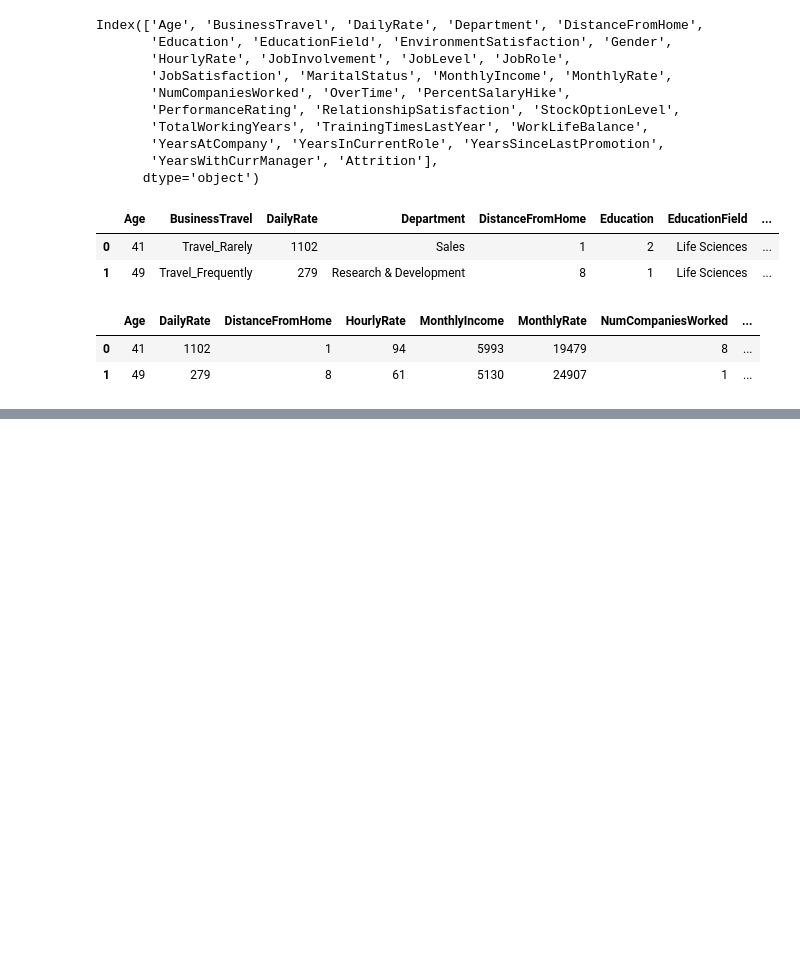
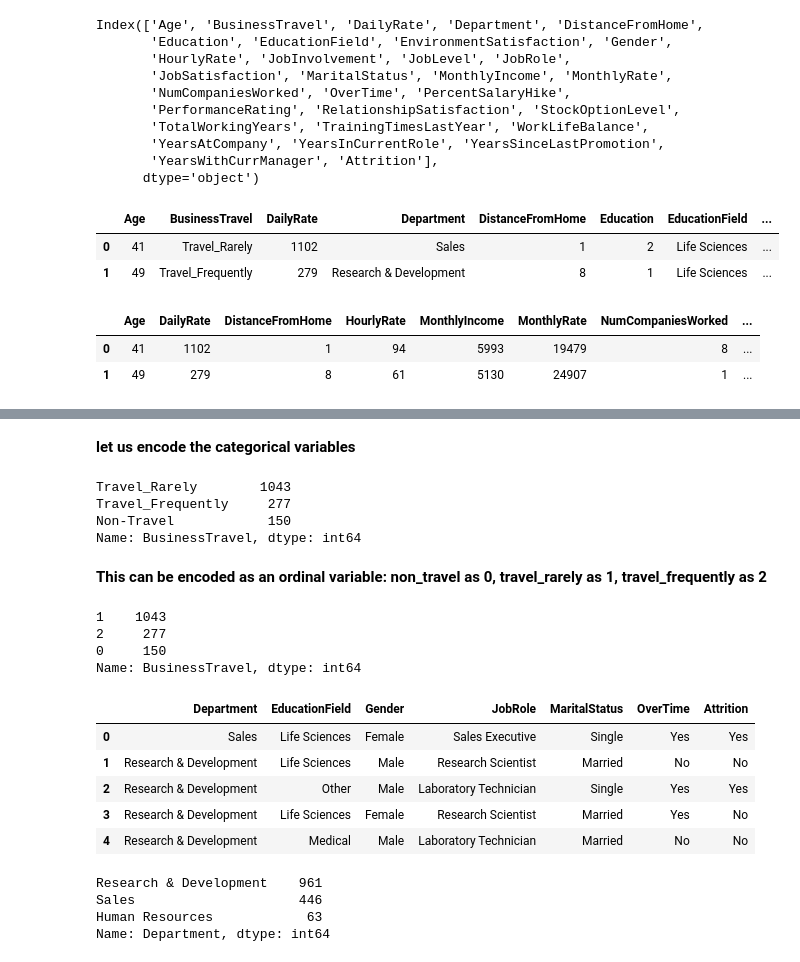
Before and after one commit to anishm91/HR_Analytics-Attrition_Prediction, a Jupyter notebook: Attrition_Project.ipynb, the cells around one changed output, grey strips where cells are left out. Drawn from its saved outputs; the diff is of its cells as text; code cells hidden in the pictures; blank space fills up the shorter version.

```diff
--- a/Attrition_Project.ipynb
+++ b/Attrition_Project.ipynb
@@ -820,0 +263,11 @@ YearsWithCurrManager
+# %% [markdown]
+**let us encode the categorical variables**
+# %%
+df_cat.BusinessTravel.value_counts()
+# %% [output]
+Travel_Rarely        1043
+Travel_Frequently     277
+Non-Travel            150
+Name: BusinessTravel, dtype: int64
+# %% [markdown]
+**This can be encoded as an ordinal variable: non_travel as 0, travel_rarely as 1, travel_frequently as 2**
@@ -820,0 +276,25 @@ YearsWithCurrManager
+# %%
+df_cat.BusinessTravel.value_counts()
+# %% [output]
+1    1043
+2     277
+0     150
+Name: BusinessTravel, dtype: int64
+# %%
+cat_cols = ['Department', 'EducationField',
+        'Gender', 'JobRole', 'MaritalStatus', 'OverTime', 'Attrition']
+df_cat.loc[:,cat_cols].head()
+# %% [output]
+|  | Department | EducationField | Gender | JobRole | MaritalStatus | OverTime | Attrition |
+| 0 | Sales | Life Sciences | Female | Sales Executive | Single | Yes | Yes |
+| 1 | Research & Development | Life Sciences | Male | Research Scientist | Married | No | No |
+| 2 | Research & Development | Other | Male | Laboratory Technician | Single | Yes | Yes |
+| 3 | Research & Development | Life Sciences | Female | Research Scientist | Married | Yes | No |
+| 4 | Research & Development | Medical | Male | Laboratory Technician | Married | No | No |
+# %%
+df_cat.Department.value_counts()
+# %% [output]
+Research & Development    961
+Sales                     446
+Human Resources            63
+Name: Department, dtype: int64
```
Also changed, not shown: parts of 83 cells of this notebook.
